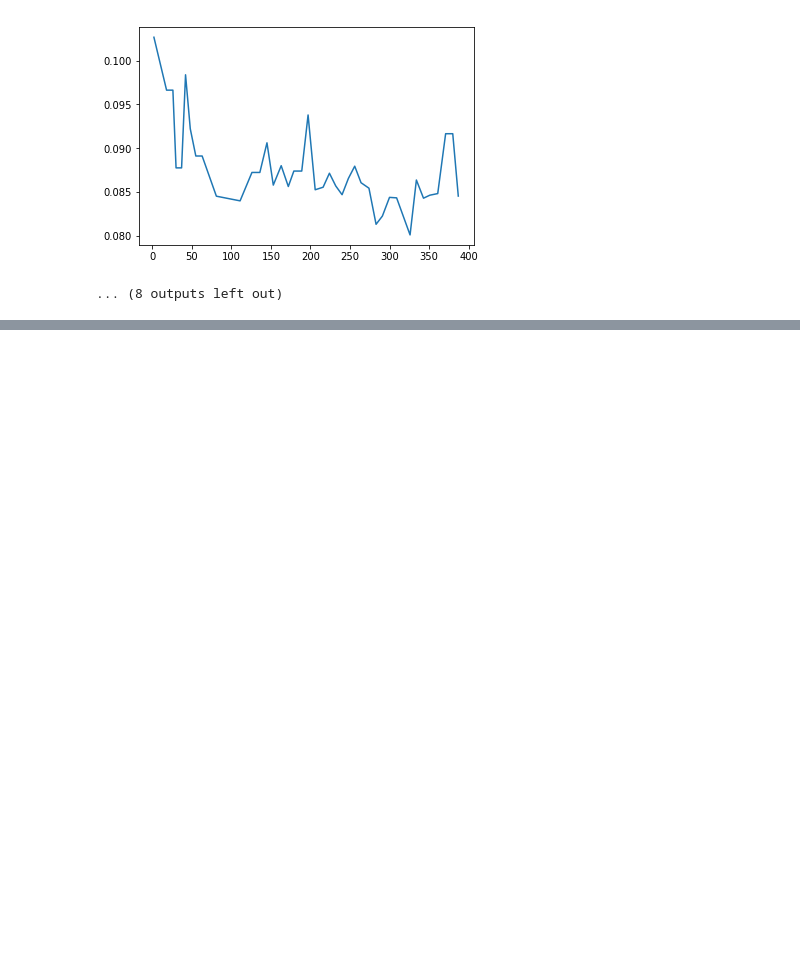
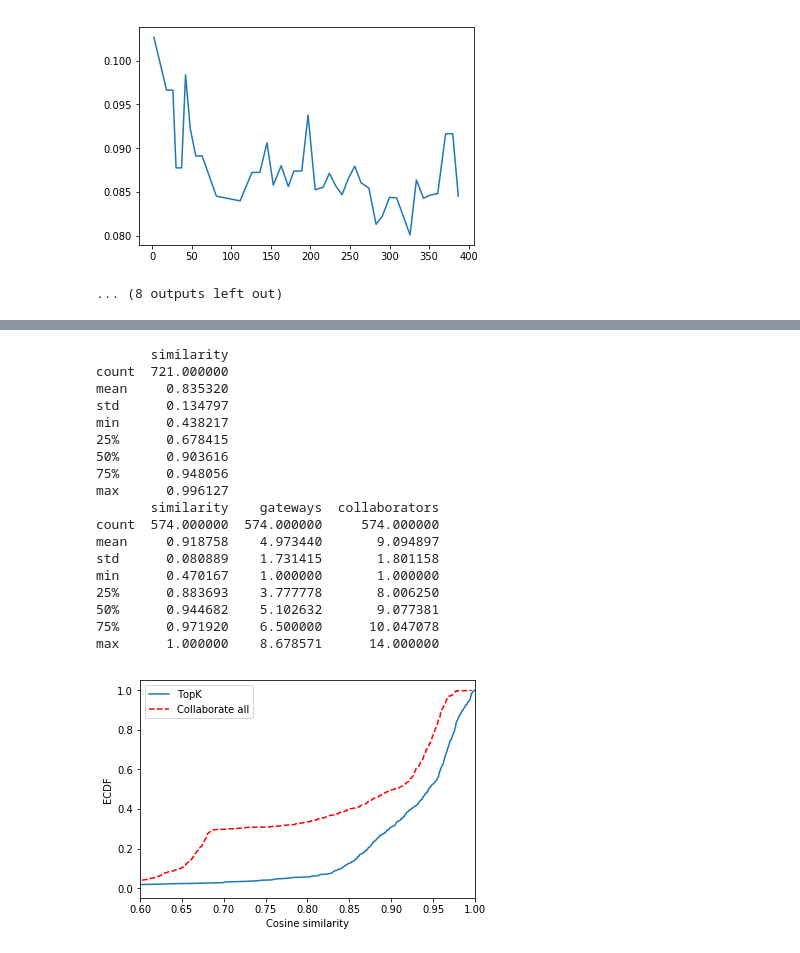
Before and after one commit to khulan8824/mn, a Jupyter notebook: log.ipynb, the cells around one changed output, grey strips where cells are left out. Saved outputs shown, nothing was run; the diff lists cells and outputs as text; code cells hidden in the pictures; blank space fills up the shorter version.

```diff
--- a/log.ipynb
+++ b/log.ipynb
@@ -397,0 +424,11 @@ for name, group in grouped:
+# %%
+custom_dir = "custom1"
+
+headers = ['time', 'similarity','gateways','collaborators']
+INPUT_DIR = os.path.join( os.getcwd(), custom_dir)
+dirs = [f for f in os.listdir(INPUT_DIR) if os.path.isdir(os.path.join(INPUT_DIR))]
+custom_data = pd.DataFrame()
+for d in dirs:
+    int_dir = os.path.join(INPUT_DIR, d,'sim')
+    data = read_sim(int_dir)
+    custom_data = custom_data.append(data)
@@ -397,0 +452,49 @@ for name, group in grouped:
+# %%
+im_dir = "im_old"
+
+headers = ['time', 'similarity']
+im_data = pd.DataFrame()
+im_data = read_clients(im_dir)
+# %%
+styles=['-', ':', '--','-.']
+#getECDF3(tree_data,'similarity').plot(color='green', style = styles[0])
+#getECDF3(custom_data,'similarity').plot(color='blue', style=styles[1])
+
+combined_tree_data = tree_data.append(custom_data)
+
+combined_tree_data = combined_tree_data.groupby(combined_tree_data.index).mean()
+
+
+getECDF3(combined_tree_data, 'similarity').plot(style=styles[0])
+getECDF3(im_data, 'similarity').plot(color='red', style=styles[2])
+
+print(im_data.describe())
+print(combined_tree_data.describe())
+#print(custom_data.describe())
+
+plt.xlabel('Cosine similarity')
+plt.ylabel('ECDF')
+plt.xlim(0.6,1)
+
+plt.legend(['TopK', 'Collaborate all'])
+plt.show()
+# %% [output]
+       similarity
+count  721.000000
+mean     0.835320
+std      0.134797
+min      0.438217
+25%      0.678415
+50%      0.903616
+75%      0.948056
+max      0.996127
+       similarity    gateways  collaborators
+count  574.000000  574.000000     574.000000
+mean     0.918758    4.973440       9.094897
+std      0.080889    1.731415       1.801158
+min      0.470167    1.000000       1.000000
+25%      0.883693    3.777778       8.006250
+50%      0.944682    5.102632       9.077381
+75%      0.971920    6.500000      10.047078
+max      1.000000    8.678571      14.000000
+[figure, added]
```
Also changed, not shown: parts of 20 cells of this notebook.
